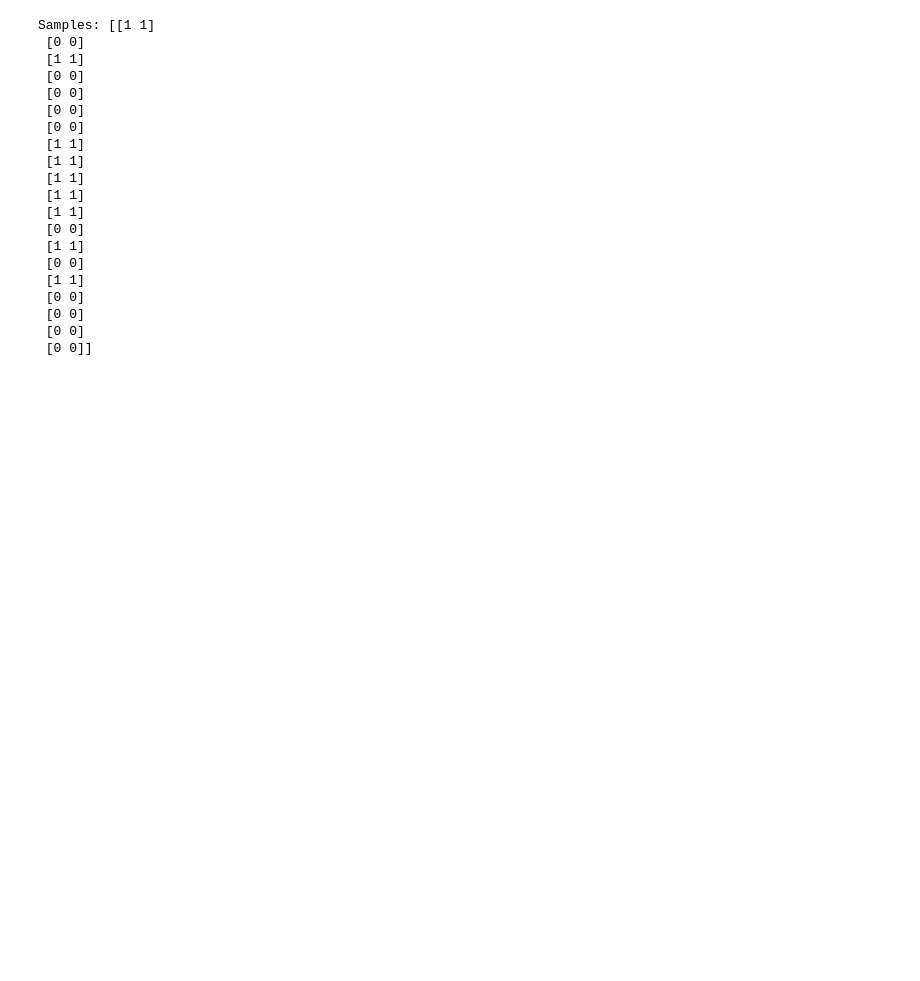
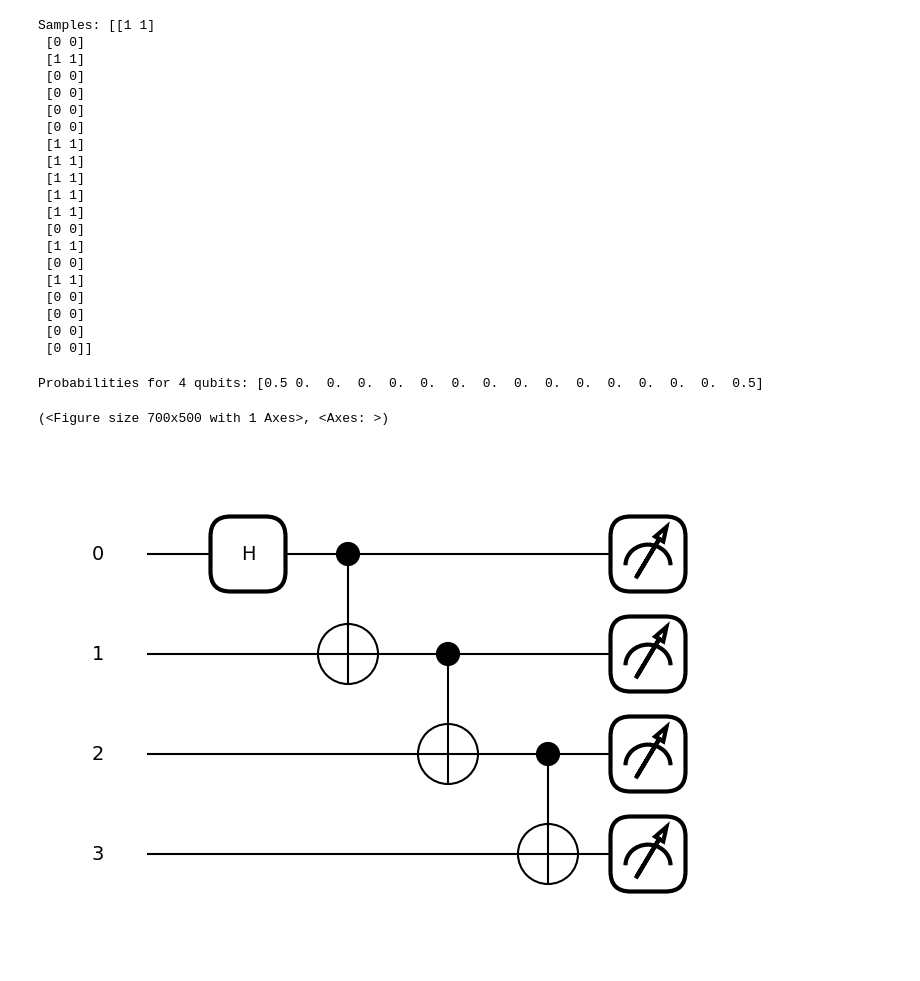
Before and after one commit to meronheron/PennyLane, a Jupyter notebook: qubits.ipynb, the cells around one changed output. Saved outputs shown, nothing was run; the diff lists cells and outputs as text; code cells hidden in the pictures; blank space fills up the shorter version.

Commit message:
feat: added a qnode to get the classical out put and visual represtation for the circuit

```diff
--- a/qubits.ipynb
+++ b/qubits.ipynb
@@ -72,3 +73,12 @@ def circuit1():
     qml.CNOT(wires=[1, 2])
     qml.CNOT(wires=[2, 3])
     return qml.probs(wires=[0, 1, 2, 3])
+# %%
+print ("Probabilities for 4 qubits:", circuit1())
+# %% [output]
+Probabilities for 4 qubits: [0.5 0.  0.  0.  0.  0.  0.  0.  0.  0.  0.  0.  0.  0.  0.  0.5]
+# %%
+qml.draw_mpl(circuit1)()
+# %% [output]
+(<Figure size 700x500 with 1 Axes>, <Axes: >)
+[figure, added]
```
Also changed, not shown: parts of 1 cell of this notebook.
